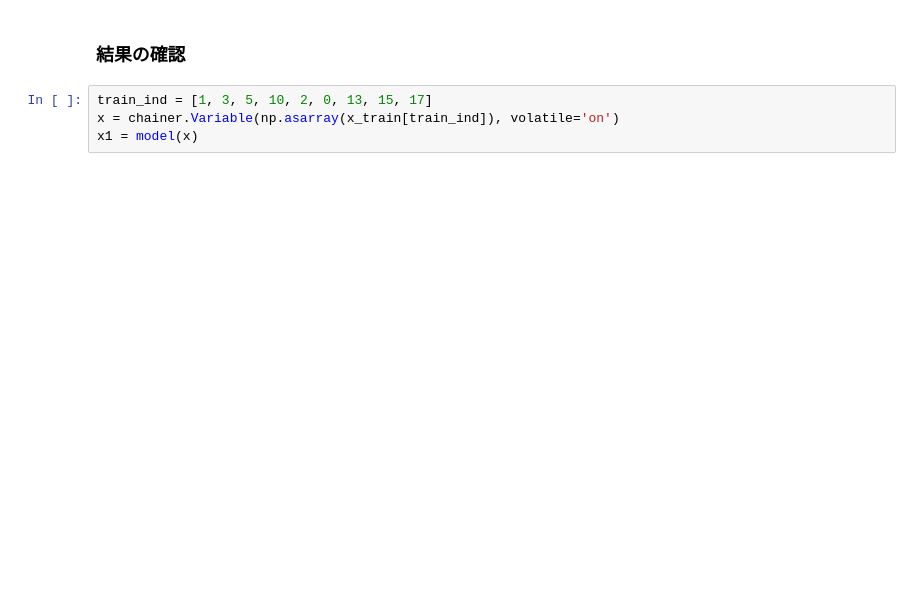
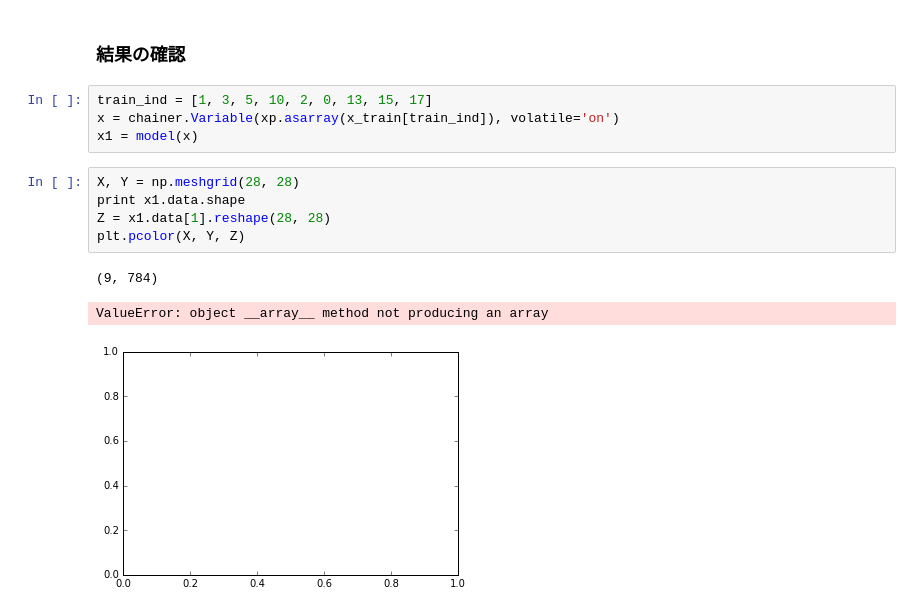
Before and after one commit to tok41/chainer-samples, a Jupyter notebook: chainer-AE/chainer_VAE.ipynb, the cells around one changed output. Cells and saved outputs as stored; diff of their text form; blank space fills up the shorter version.

```diff
--- a/chainer-AE/chainer_VAE.ipynb
+++ b/chainer-AE/chainer_VAE.ipynb
@@ -227,8 +240,17 @@ train mean loss=122.983805873, mean reconstruction loss=91.4251769384
 ### 結果の確認
 # %%
 train_ind = [1, 3, 5, 10, 2, 0, 13, 15, 17]
-x = chainer.Variable(np.asarray(x_train[train_ind]), volatile='on')
+x = chainer.Variable(xp.asarray(x_train[train_ind]), volatile='on')
 x1 = model(x)
+# %%
+X, Y = np.meshgrid(28, 28)
+print x1.data.shape
+Z = x1.data[1].reshape(28, 28)
+plt.pcolor(X, Y, Z)
+# %% [output]
+(9, 784)
+ValueError: object __array__ method not producing an array
+[figure, added]
 # %%
 draw_digit_multi(x1.data, n=len(train_ind))
 #x1.data.shape
```
Also changed, not shown: parts of 9 cells of this notebook.
